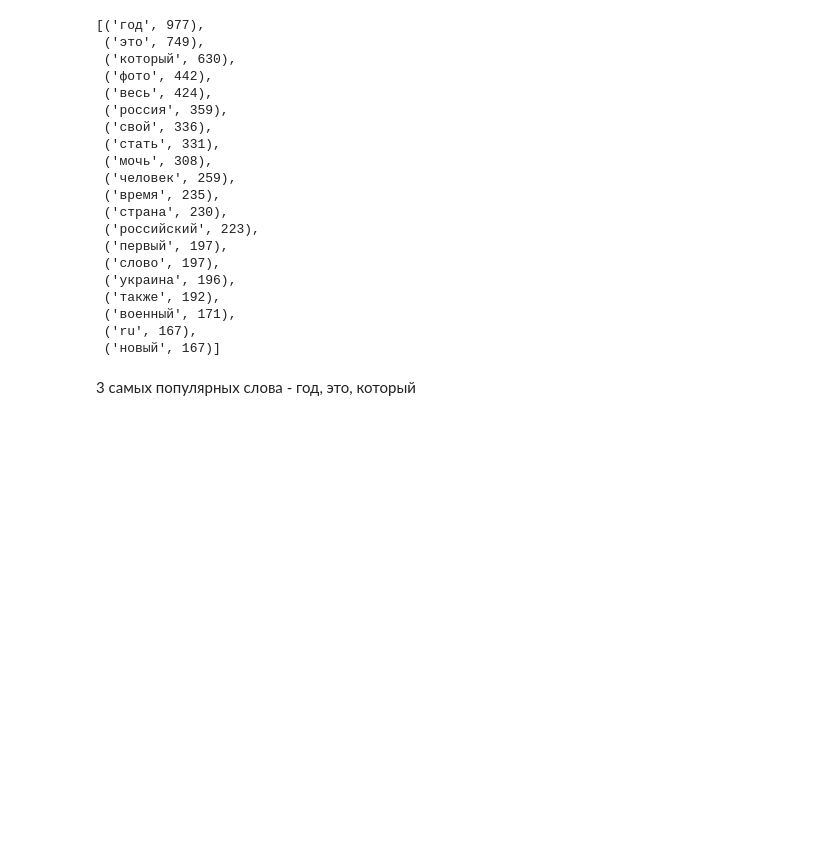
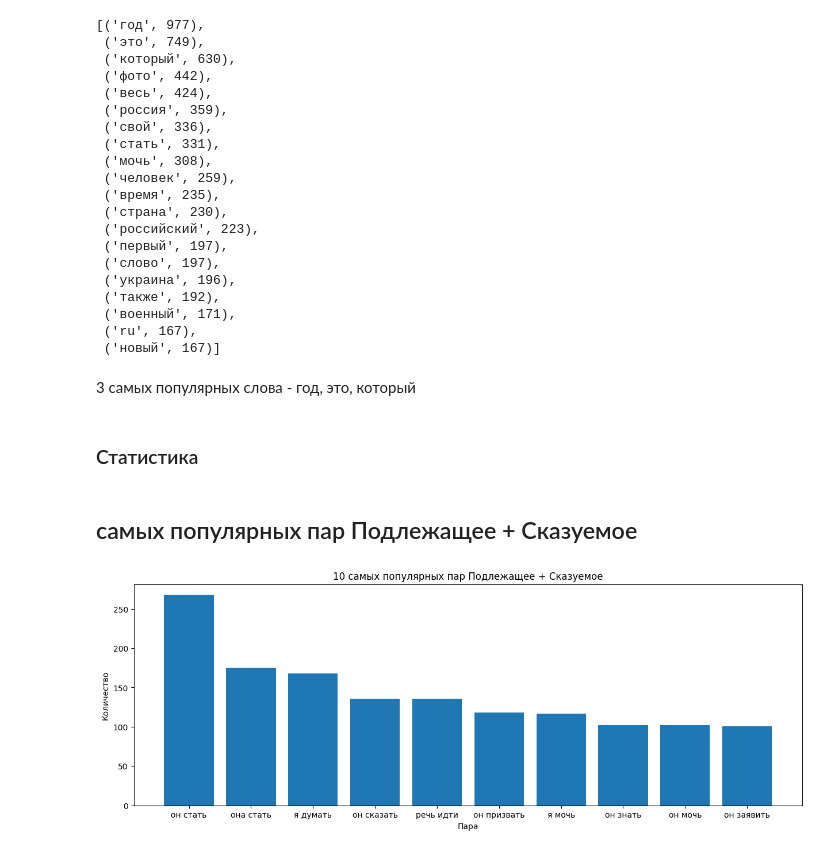
Before and after one commit to Kovibordy/parsi, a Jupyter notebook: task2.ipynb, the cells around one changed output. Cells and saved outputs as stored; diff of their text form; code cells hidden in the pictures; blank space fills up the shorter version.

```diff
--- a/task2.ipynb
+++ b/task2.ipynb
@@ -214,3 +214,26 @@ filtered_count.most_common(20)
  ('новый', 167)]
 # %% [markdown]
 3 самых популярных слова - год, это, который
+# %% [markdown]
+### Статистика
+# %% [markdown]
+## самых популярных пар Подлежащее + Сказуемое
+# %%
+import matplotlib.pyplot as plt
+import seaborn as sns
+from pandas import DataFrame
+data = DataFrame()
+pair = [(i[0][0] + ' ' + i[0][1]) for i in pairs_count.most_common(10)]
+count = [i[1] for i in pairs_count.most_common(10)]
+
+data["Pair"] = pair
+data["Count"] = count
+fig, ax = plt.subplots(figsize=(15, 5))
+
+plt.bar(data["Pair"], data["Count"])
+plt.title("10 самых популярных пар Подлежащее + Сказуемое")
+plt.ylabel("Количество")
+plt.xlabel("Пара")
+plt.show()
+# %% [output]
+[figure, added]
```
Also changed, not shown: parts of 2 cells of this notebook.
